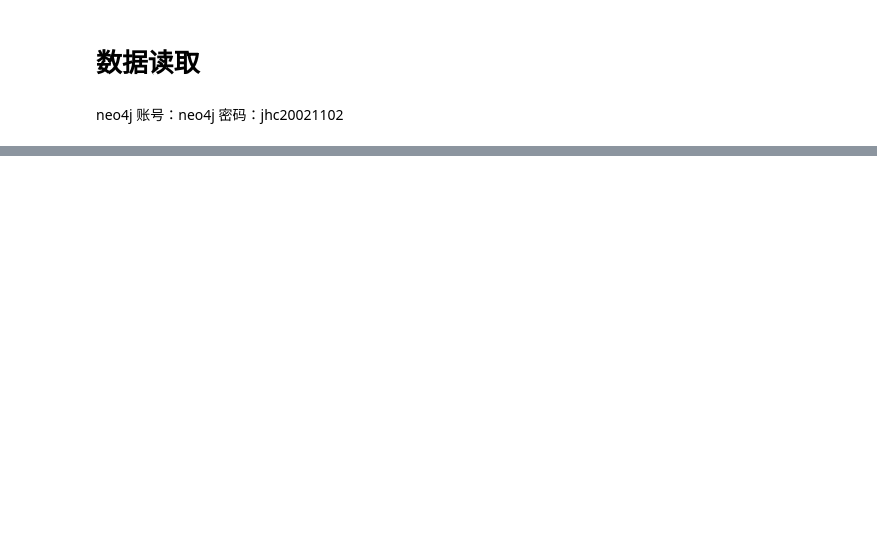
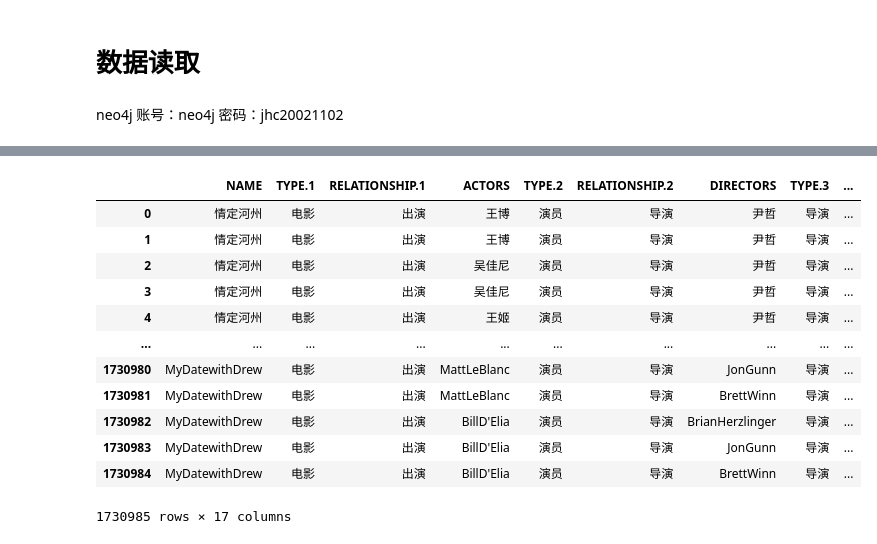
Before and after one commit to Ing-hhhc-k/Research-on-personalized-movie-recommendation-based-on-knowledge-graph, a Jupyter notebook: 第三章 电影知识图谱/moviegraph.ipynb, the cells around one changed output, grey strips where cells are left out. Drawn from its saved outputs; the diff is of its cells as text; code cells hidden in the pictures; blank space fills up the shorter version.

```diff
--- a/第三章 电影知识图谱/moviegraph.ipynb
+++ b/第三章 电影知识图谱/moviegraph.ipynb
@@ -26,0 +173,18 @@ df_movie
+# %%
+df_relationship = pd.read_csv("../../数据集/处理后的数据集/relationship.csv")
+df_relationship.replace('\s','',regex=True,inplace=True)
+df_relationship
+# %% [output]
+|  | NAME | TYPE.1 | RELATIONSHIP.1 | ACTORS | TYPE.2 | RELATIONSHIP.2 | DIRECTORS | TYPE.3 | ... |
+| 0 | 情定河州 | 电影 | 出演 | 王博 | 演员 | 导演 | 尹哲 | 导演 | ... |
+| 1 | 情定河州 | 电影 | 出演 | 王博 | 演员 | 导演 | 尹哲 | 导演 | ... |
+| 2 | 情定河州 | 电影 | 出演 | 吴佳尼 | 演员 | 导演 | 尹哲 | 导演 | ... |
+| 3 | 情定河州 | 电影 | 出演 | 吴佳尼 | 演员 | 导演 | 尹哲 | 导演 | ... |
+| 4 | 情定河州 | 电影 | 出演 | 王姬 | 演员 | 导演 | 尹哲 | 导演 | ... |
+| ... | ... | ... | ... | ... | ... | ... | ... | ... | ... |
+| 1730980 | MyDatewithDrew | 电影 | 出演 | MattLeBlanc | 演员 | 导演 | JonGunn | 导演 | ... |
+| 1730981 | MyDatewithDrew | 电影 | 出演 | MattLeBlanc | 演员 | 导演 | BrettWinn | 导演 | ... |
+| 1730982 | MyDatewithDrew | 电影 | 出演 | BillD'Elia | 演员 | 导演 | BrianHerzlinger | 导演 | ... |
+| 1730983 | MyDatewithDrew | 电影 | 出演 | BillD'Elia | 演员 | 导演 | JonGunn | 导演 | ... |
+| 1730984 | MyDatewithDrew | 电影 | 出演 | BillD'Elia | 演员 | 导演 | BrettWinn | 导演 | ... |
+1730985 rows × 17 columns
```
Also changed, not shown: parts of 18 cells of this notebook, 32 other files.
